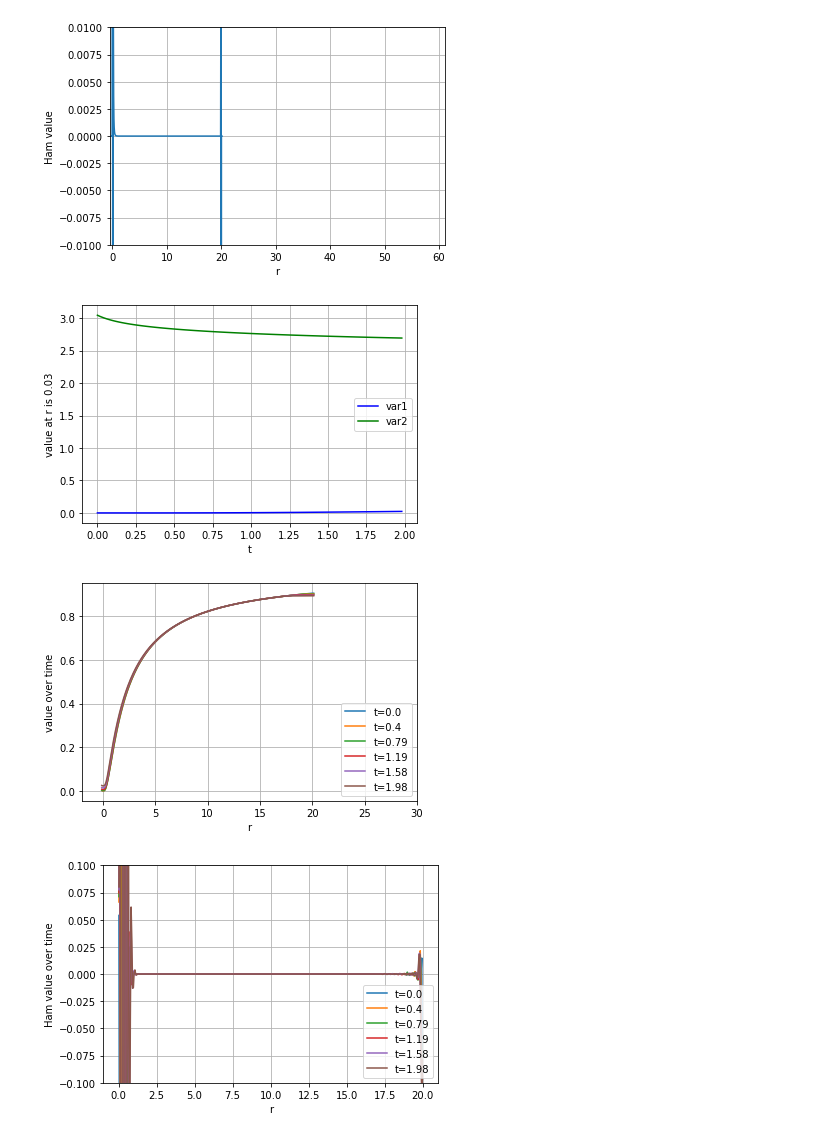
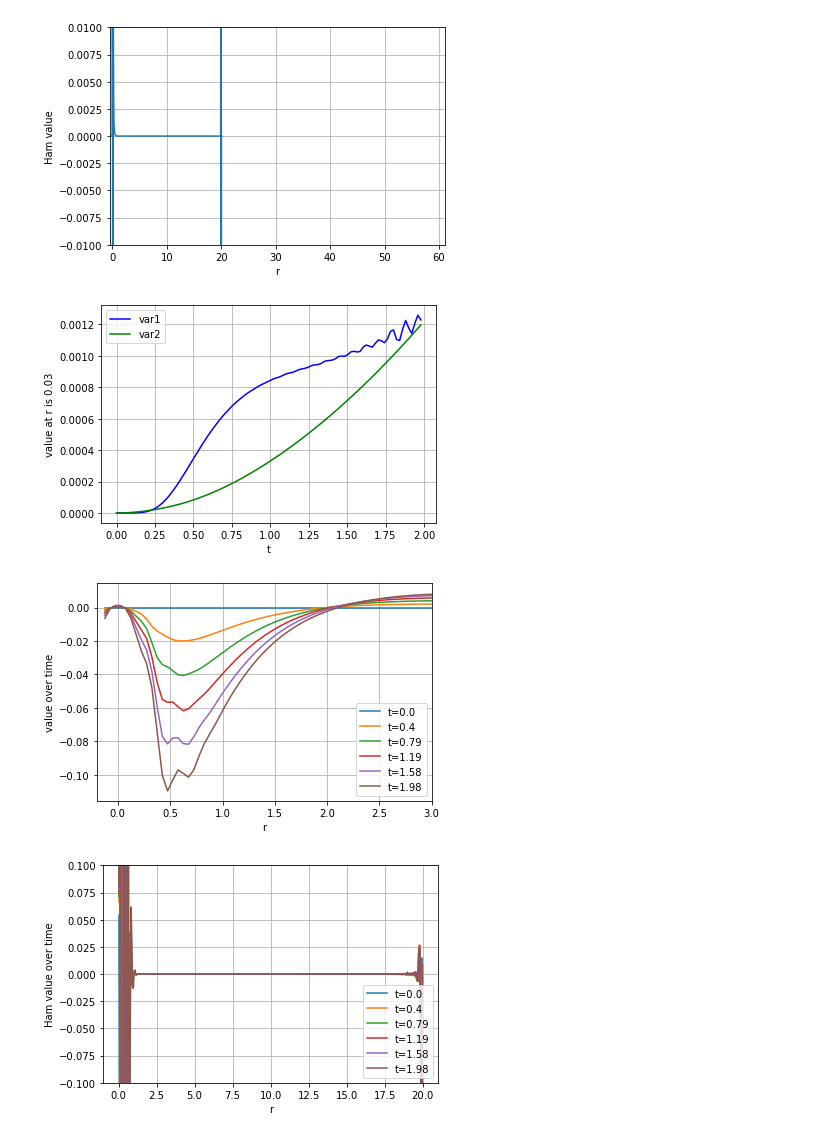
Before and after one commit to GRTLCollaboration/engrenage, a Jupyter notebook: BHEvolution.ipynb, the cells around one changed output. Saved outputs shown, nothing was run; the diff lists cells and outputs as text; code cells hidden in the pictures.

```diff
--- a/BHEvolution.ipynb
+++ b/BHEvolution.ipynb
@@ -83,25 +83,25 @@ with tqdm(total=1000, unit="‰") as progress_bar:
 solution = dense_solution.sol(t).T
 # %%
 # Plot a single point versus time
-var1 = idx_lapse
-var2 = idx_phi
+var1 = idx_lambdar
+var2 = idx_arr
 
 idx = num_ghosts
 r_i = np.round(r[idx],2)
 u_of_t = solution[0:N_t, var1 * N + idx]
 plt.plot(t, u_of_t, 'b-', label='var1')
 v_of_t = solution[0:N_t, var2 * N + idx]
 plt.plot(t, v_of_t, 'g-', label='var2')
 plt.legend(loc='best')
 plt.xlabel('t')
 plt.ylabel('value at r is '+str(r_i))
 plt.legend(loc='best')
 plt.grid()
 # %% [output]
-[figure, old version]
+[figure, new version]
 # %%
 # plot the profile for some variable at a selection of times
-var = idx_lapse
+var = idx_arr
 
 for i, t_i in enumerate(t) :
     if (i < N_t) and (i % 20 == 0) :
@@ -111,11 +111,11 @@ for i, t_i in enumerate(t) :
 
 plt.legend(loc=4)
 plt.xlabel('r')
-plt.xlim(-2,30.0)
+plt.xlim(-0.2,3.0)
 plt.ylabel('value over time')
 plt.grid()
 # %% [output]
-[figure, old version]
+[figure, new version]
 # %%
 # calculate the diagnostics, just the Hamiltonian constraint for now
 r, Ham = get_diagnostics(solution, t, R, N_r)
```
Also changed, not shown: 7 other files.
